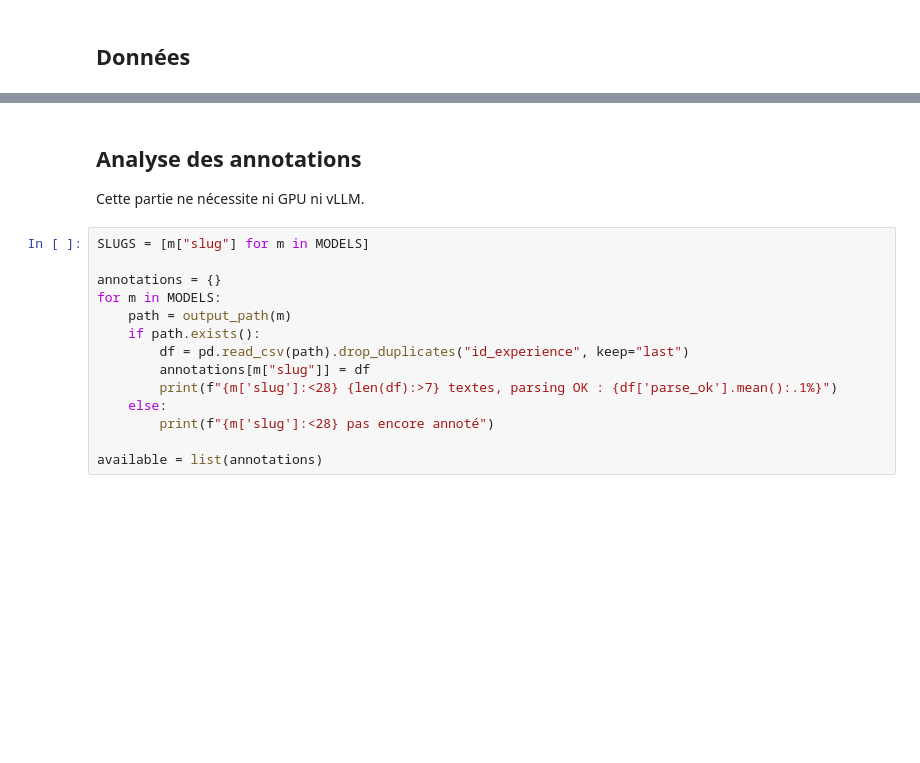
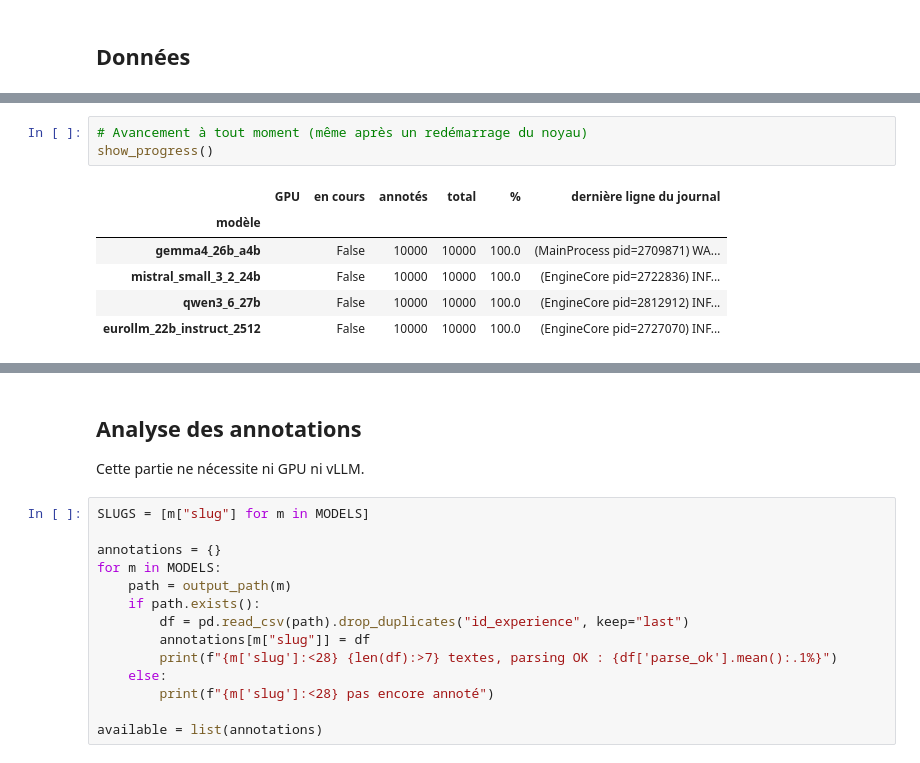
Before and after one commit to benji-64/Model_emotions, a Jupyter notebook: notebooks/llm_annotation.ipynb, the cells around one changed output, grey strips where cells are left out. Saved outputs shown, nothing was run; the diff lists cells and outputs as text; blank space fills up the shorter version.

```diff
--- a/notebooks/llm_annotation.ipynb
+++ b/notebooks/llm_annotation.ipynb
@@ -309,0 +375,10 @@ annotate_with(MODELS[3])
+# %%
+# Avancement à tout moment (même après un redémarrage du noyau)
+show_progress()
+# %% [output]
+|  | GPU | en cours | annotés | total | % | dernière ligne du journal |
+| modèle |  |  |  |  |  |  |
+| gemma4_26b_a4b |  | False | 10000 | 10000 | 100.0 | (MainProcess pid=2709871) WA... |
+| mistral_small_3_2_24b |  | False | 10000 | 10000 | 100.0 | (EngineCore pid=2722836) INF... |
+| qwen3_6_27b |  | False | 10000 | 10000 | 100.0 | (EngineCore pid=2812912) INF... |
+| eurollm_22b_instruct_2512 |  | False | 10000 | 10000 | 100.0 | (EngineCore pid=2727070) INF... |
```
Also changed, not shown: parts of 34 cells of this notebook.
